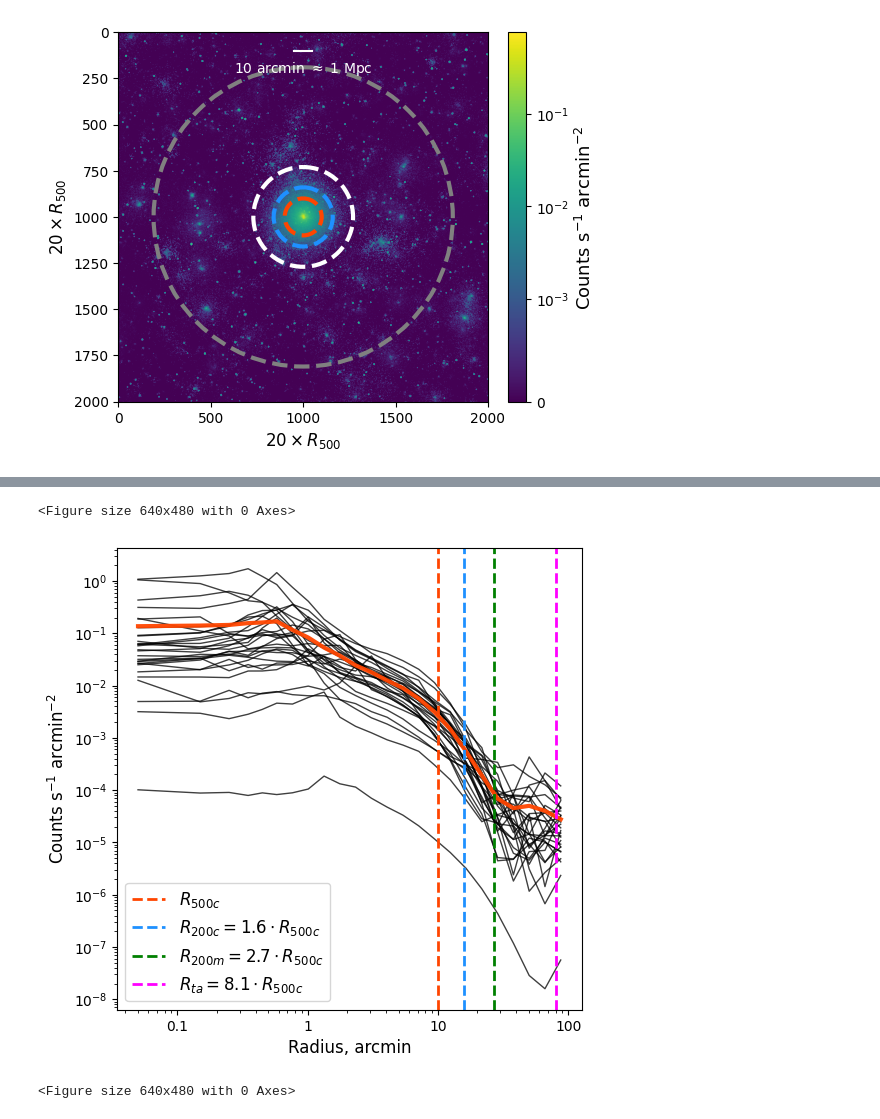
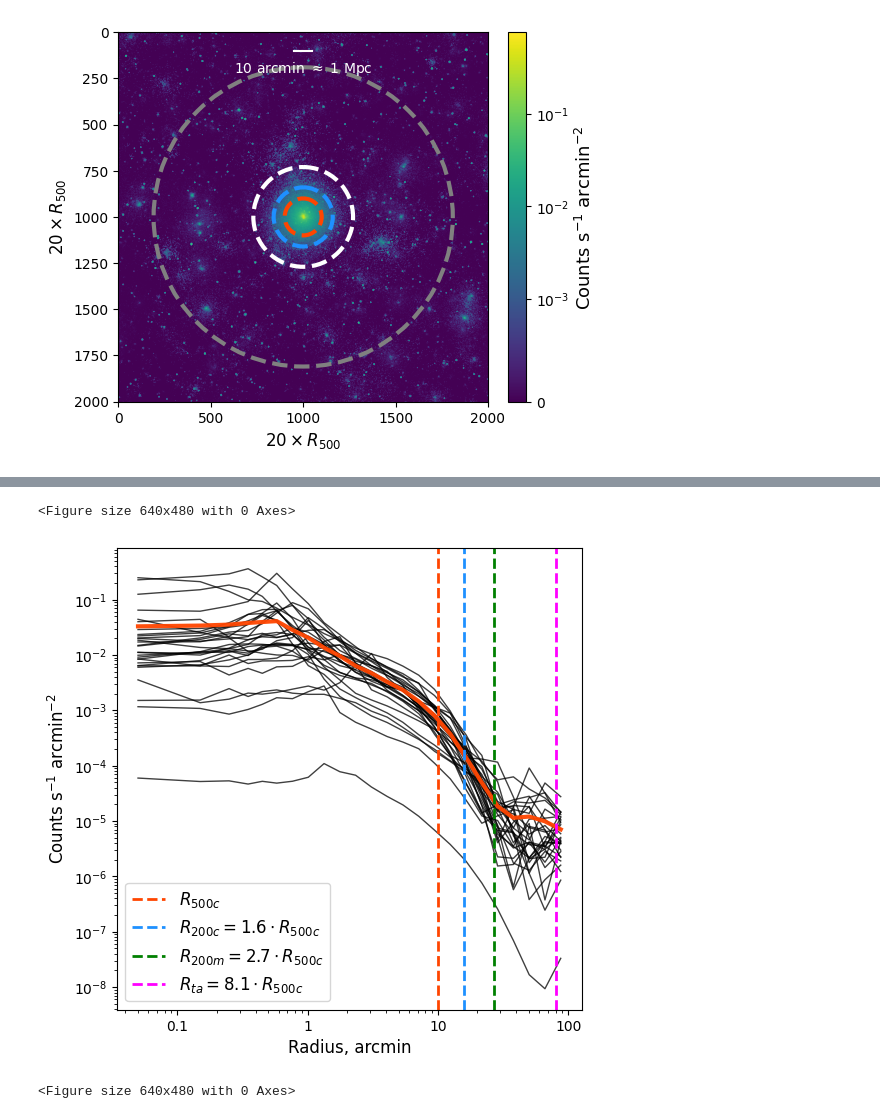
Before and after one commit to pi4imu/stacking, a Jupyter notebook: stacking_new.ipynb, the cells around one changed output, grey strips where cells are left out. Saved outputs shown, nothing was run; the diff lists cells and outputs as text; code cells hidden in the pictures.

```diff
--- a/stacking_new.ipynb
+++ b/stacking_new.ipynb
@@ -75,4 +83,4 @@ clusters
 # %%
-w = clusters[clusters["M500"]>1.54e+14].index
-w
+clusters_31 = clusters[clusters["M500"]>1.54e+14]#.index
+len(clusters_31)
 # %% [output]
@@ -551,8 +605,12 @@ array([  171,   187,   350,   820,  1245,  1380,  1707,  1819,  1838,
 # %%
 yarkosti = pd.read_csv("brpr-masked.csv", sep='\s+', header=None, index_col=0)
-yarkosti.index=np.array(clusters.index[:])
-yarkosti = yarkosti.loc[yarkosti.index.isin(w)]
+yarkosti.index = np.array(clusters.index[:])
 print(len(yarkosti))
-display(yarkosti)
-yarkosti = yarkosti.to_numpy()
+#display(yarkosti)
+yarkosti_84 = yarkosti.to_numpy()
+
+yarkosti_31 = yarkosti.loc[yarkosti.index.isin(clusters_31.index)]
+print(len(yarkosti_31))
+#display(yarkosti_31)
+yarkosti_31 = yarkosti_31.to_numpy()
 # %% [output]
@@ -586,13 +653,11 @@ setka_bins = np.append([0, 1, 2, 3, 4],np.geomspace(5, r_pixels_max, 20))
 setka = [(a+b)/2 for a, b in zip(setka_bins[:-1], setka_bins[1:])]  # centers of bins
 err = np.diff(setka_bins)/2
 
-yar = np.array(yarkosti[0])*0
+yar = np.array(yarkosti_31[0])*0
 
-#yarkosti =
+for i in range(0, len(yarkosti_31[::])):
 
-for i in range(0, len(yarkosti[::])):
-
-    one = yarkosti[i]
+    one = yarkosti_31[i]
 
     if one[0]==0 or one[1]==0:
         #print(one)
@@ -614,34 +679,34 @@ plt.plot(np.array(setka)/r500r*(10*998/1000),
          np.array(yar)/31,
          linewidth=3, marker='.',
          markersize=0, alpha=0.95,
          color='orangered')
 
 #plt.errorbar(np.array(setka)/r500r*(10*998/1000),
 #             np.array(yar)/84,
 #             xerr=err/r500r*(10*998/1000),
 #             linewidth=0, marker='.',
 #             markersize=3, alpha=0.95,
 #             elinewidth=1, capsize=0, color='orangered')
 
 plt.xlabel("Radius, arcmin", fontsize=12)  # "Radius in units of $R_{500}$")
 plt.ylabel("Counts s$^{{-1}}$ arcmin$^{{-2}}$", fontsize=12) # "Brightness in relative units")
 
 plt.xscale("log")
 plt.yscale("log")
 
 plt.axvline(10*998/1000, linestyle='--', color='orangered', label='$R_{500c}$', lw=2)
 plt.axvline(10*998/1000*1.6, linestyle='--', color='dodgerblue', label='$R_{200c} = 1.6 \cdot R_{500c}$', lw=2)
 plt.axvline(10*998/1000*2.7, linestyle='--', color='green', label='$R_{200m} = 2.7 \cdot R_{500c}$', lw=2)
 plt.axvline(10*998/1000*8.1, linestyle='--', color='magenta', label='$R_{ta} = 8.1 \cdot R_{500c}$', lw=2)
 
 #plt.ylim(1e-8, 4e-2)
 
 plt.legend(loc=3, fontsize=12)
 plt.xticks([0.1, 1, 10, 100], [0.1, 1, 10, 100])
 plt.gca().set_aspect('auto', 'box')
 # %% [output]
 <Figure size 640x480 with 0 Axes>
-[figure, old version]
+[figure, new version]
 # %%
 %run -i 'utils/scripts.py'
 
```
Also changed, not shown: parts of 56 cells of this notebook, 15 other files.
